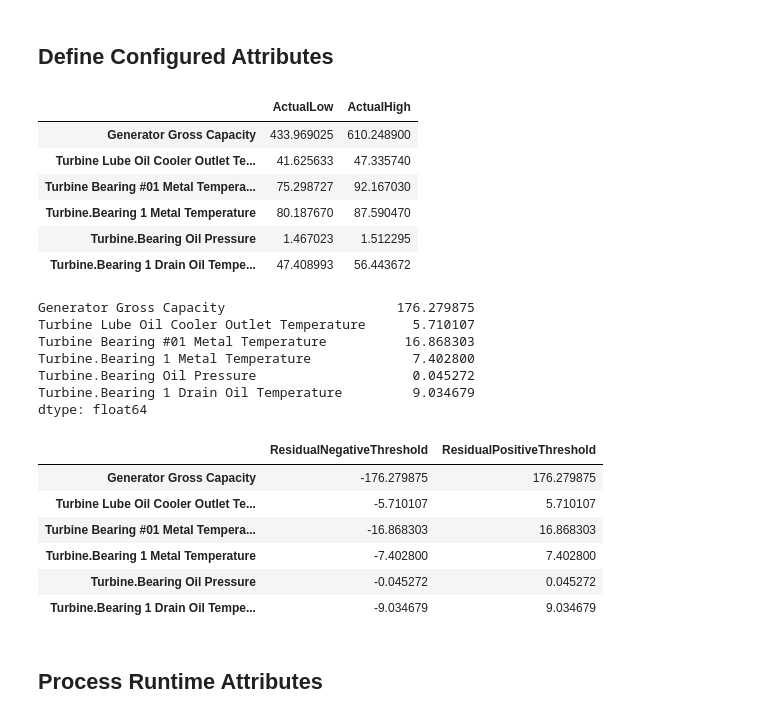
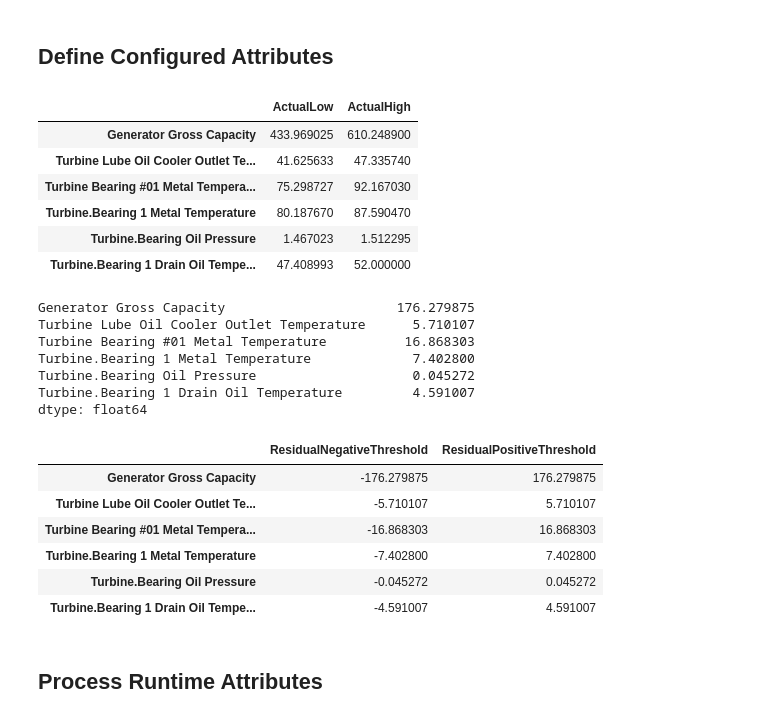
Before and after one commit to yasirabd/research-diagnostic-turbine, a Jupyter notebook: Diagnostics_Turbine_Bearing_1_Cooling_Loss.ipynb, the cells around one changed output. Cells and saved outputs as stored; diff of their text form; code cells hidden in the pictures.

```diff
--- a/Diagnostics_Turbine_Bearing_1_Cooling_Loss.ipynb
+++ b/Diagnostics_Turbine_Bearing_1_Cooling_Loss.ipynb
@@ -132,7 +134,8 @@ val = [[433.969025, 610.248900],
        [75.298727, 92.167030],
        [80.187670, 87.590470],
        [1.467023, 1.512295],
-       [47.408993, 56.443672]]
+    #    [47.408993, 56.443672]]
+       [47.408993, 52]]
 threshold = pd.DataFrame(val, columns=['Actual (Low)', 'Actual (High)'], index=list(data)[1:])
 threshold
 # %% [output]
@@ -295,7 +298,7 @@ analytic_configured
 | Turbine Bearing #01 Metal Tempera... | 75.298727 | 92.167030 |
 | Turbine.Bearing 1 Metal Temperature | 80.187670 | 87.590470 |
 | Turbine.Bearing Oil Pressure | 1.467023 | 1.512295 |
-| Turbine.Bearing 1 Drain Oil Tempe... | 47.408993 | 56.443672 |
+| Turbine.Bearing 1 Drain Oil Tempe... | 47.408993 | 52.000000 |
 # %%
 analytic_configured['ActualHigh'] - analytic_configured['ActualLow']
 # %% [output]
@@ -304,30 +307,30 @@ Turbine Lube Oil Cooler Outlet Temperature      5.710107
 Turbine Bearing #01 Metal Temperature          16.868303
 Turbine.Bearing 1 Metal Temperature             7.402800
 Turbine.Bearing Oil Pressure                    0.045272
-Turbine.Bearing 1 Drain Oil Temperature         9.034679
+Turbine.Bearing 1 Drain Oil Temperature         4.591007
 dtype: float64
 # %%
 # model tag
 
 # use the difference between ActualHigh and ActualLow
 values = [[-176.279875, 176.279875],
           [-5.710107, 5.710107],
           [-16.868303, 16.868303],
           [-7.402800, 7.402800],
           [-0.045272, 0.045272],
-          [-9.034679, 9.034679]]
+          [-4.591007, 4.591007]]
 model_configured = pd.DataFrame(data=values,
                                 index=analytic_configured.index,
                                 columns=['ResidualNegativeThreshold','ResidualPositiveThreshold'])
 model_configured
 # %% [output]
 |  | ResidualNegativeThreshold | ResidualPositiveThreshold |
 | Generator Gross Capacity | -176.279875 | 176.279875 |
 | Turbine Lube Oil Cooler Outlet Te... | -5.710107 | 5.710107 |
 | Turbine Bearing #01 Metal Tempera... | -16.868303 | 16.868303 |
 | Turbine.Bearing 1 Metal Temperature | -7.402800 | 7.402800 |
 | Turbine.Bearing Oil Pressure | -0.045272 | 0.045272 |
-| Turbine.Bearing 1 Drain Oil Tempe... | -9.034679 | 9.034679 |
+| Turbine.Bearing 1 Drain Oil Tempe... | -4.591007 | 4.591007 |
 # %% [markdown]
 ## Process Runtime Attributes
 # %%
```
Also changed, not shown: parts of 14 cells of this notebook.
